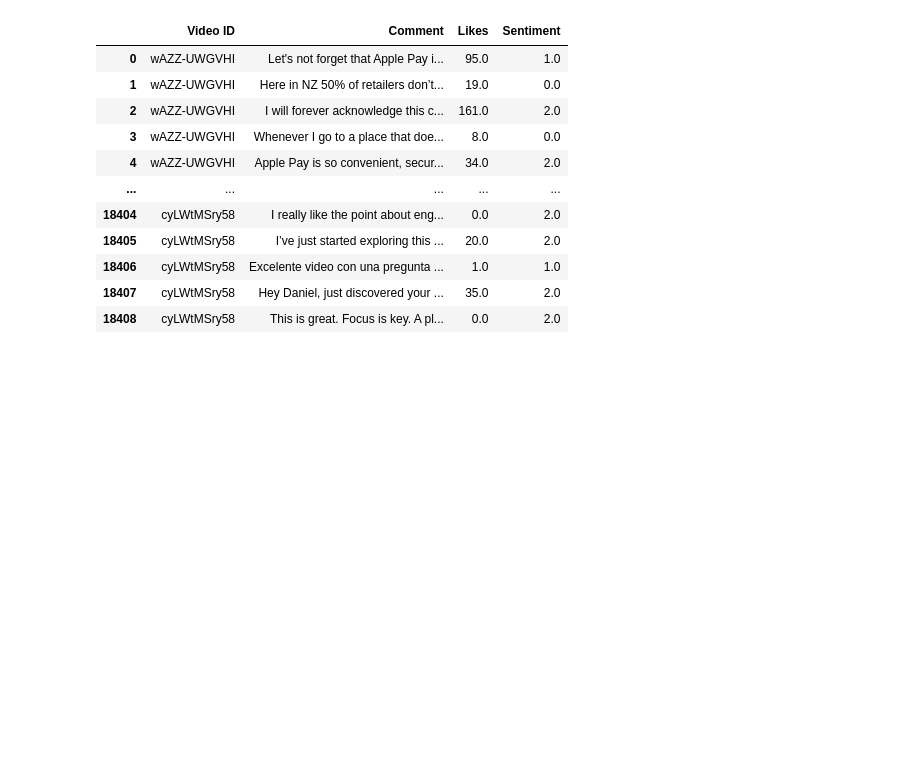
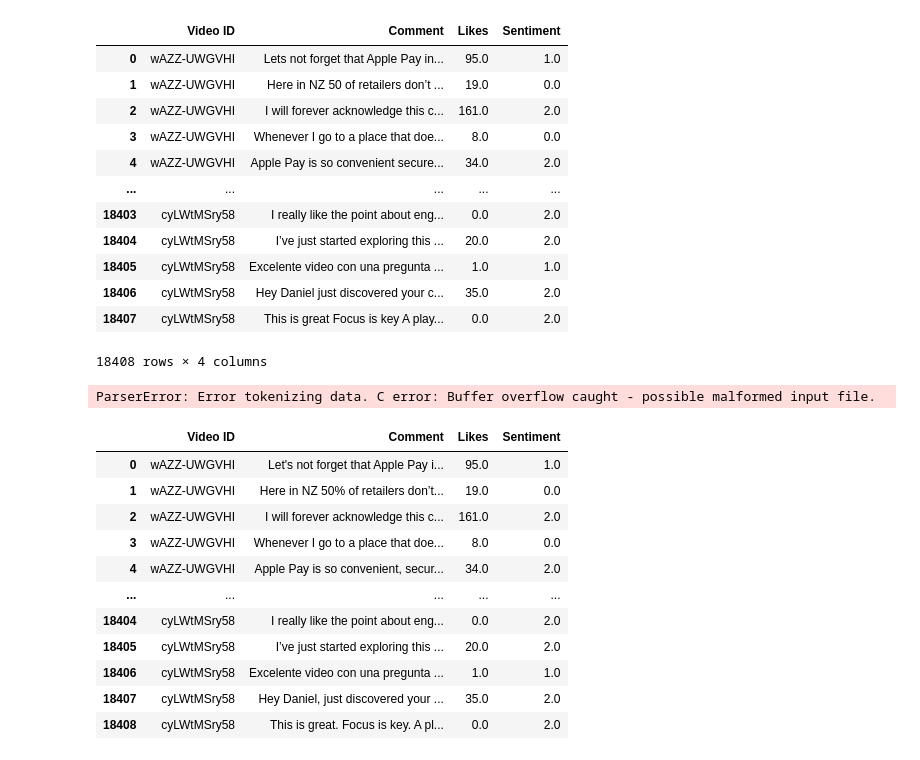
Before and after one commit to polvilavella/taed-youtube, a Jupyter notebook: notebooks/model_definition.ipynb, the cells around one changed output. Cells and saved outputs as stored; diff of their text form; code cells hidden in the pictures; blank space fills up the shorter version.

Commit message:
integrate cleaning with the model definition

```diff
--- a/notebooks/model_definition.ipynb
+++ b/notebooks/model_definition.ipynb
@@ -55,8 +40,30 @@ def prepare_target(sentiments):
+# %%
+from data import make_dataset
+
+data_raw = "../data/raw/comments.csv"
+df_raw = pd.read_csv(data_raw, index_col=0, sep=',')
+df_clean = make_dataset.clean_data(df_raw)
+df_clean
+# %% [output]
+|  | Video ID | Comment | Likes | Sentiment |
+| 0 | wAZZ-UWGVHI | Lets not forget that Apple Pay in... | 95.0 | 1.0 |
+| 1 | wAZZ-UWGVHI | Here in NZ 50 of retailers don’t ... | 19.0 | 0.0 |
+| 2 | wAZZ-UWGVHI | I will forever acknowledge this c... | 161.0 | 2.0 |
+| 3 | wAZZ-UWGVHI | Whenever I go to a place that doe... | 8.0 | 0.0 |
+| 4 | wAZZ-UWGVHI | Apple Pay is so convenient secure... | 34.0 | 2.0 |
+| ... | ... | ... | ... | ... |
+| 18403 | cyLWtMSry58 | I really like the point about eng... | 0.0 | 2.0 |
+| 18404 | cyLWtMSry58 | I’ve just started exploring this ... | 20.0 | 2.0 |
+| 18405 | cyLWtMSry58 | Excelente video con una pregunta ... | 1.0 | 1.0 |
+| 18406 | cyLWtMSry58 | Hey Daniel just discovered your c... | 35.0 | 2.0 |
+| 18407 | cyLWtMSry58 | This is great Focus is key A play... | 0.0 | 2.0 |
+18408 rows × 4 columns
 # %%
-file = "../data/external/comments.csv"
-df = pd.read_csv(file)
-df = df.dropna()
-comments = df['Comment'].tolist() # The tokenizer recieves a list as input
-target = prepare_target(df['Sentiment'])
+from features import build_features
+
+data_clean = '../data/processed/comments_clean.csv'
+comments, target = build_features.preprocess(data_clean=data_clean, text_col='Comment', target_col='Sentiment')
 X_train, X_test, y_train, y_test = train_test_split(comments, target, test_size=0.33, random_state=args.seed)
+# %% [output]
+ParserError: Error tokenizing data. C error: Buffer overflow caught - possible malformed input file.
 # %%
```
Also changed, not shown: parts of 5 cells of this notebook.
